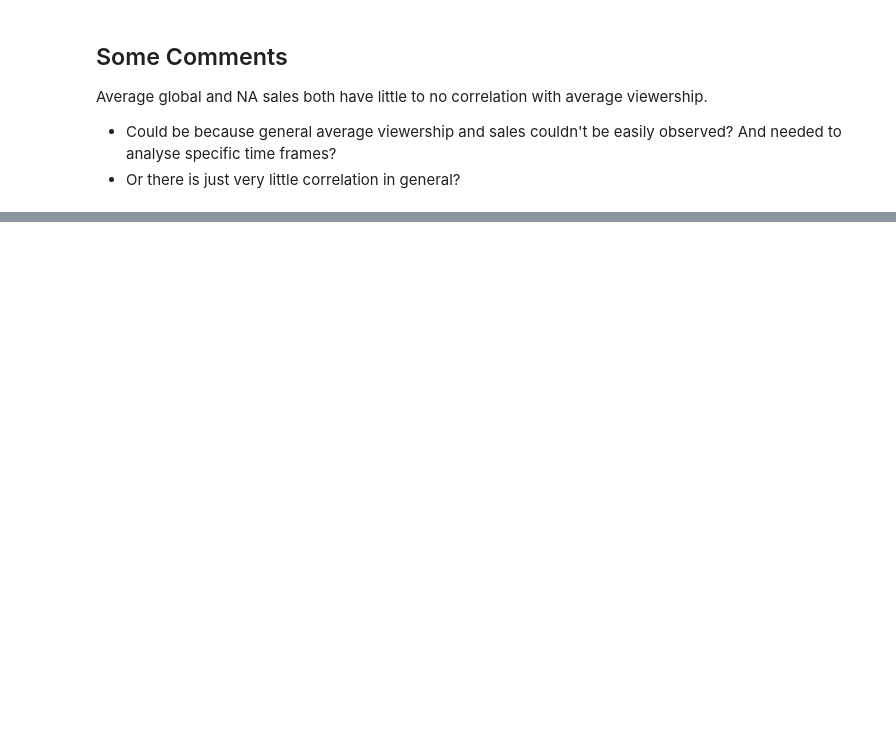
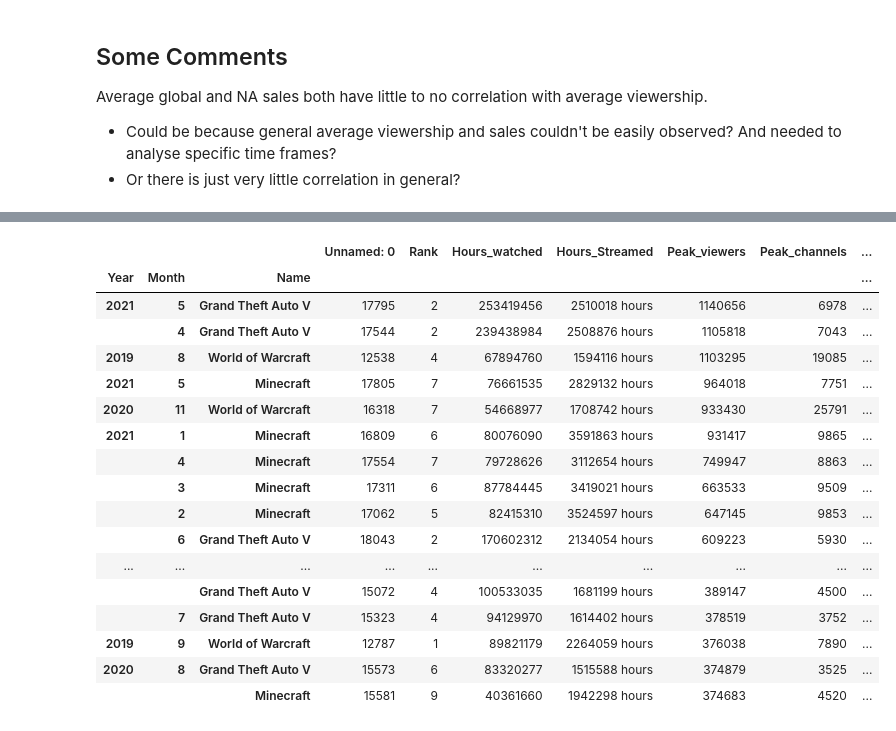
Before and after one commit to MrMrRPG/project_1, a Jupyter notebook: josh_folder/Twitch_Hour_Viewership_analysis.ipynb, the cells around one changed output, grey strips where cells are left out. Drawn from its saved outputs; the diff is of its cells as text; code cells hidden in the pictures; blank space fills up the shorter version.

```diff
--- a/josh_folder/Twitch_Hour_Viewership_analysis.ipynb
+++ b/josh_folder/Twitch_Hour_Viewership_analysis.ipynb
@@ -192,0 +267,4 @@ Average global and NA sales both have little to no correlation with average view
+# %%
+game_by_year_month = df.groupby(["Year", "Month", "Name"])
+max_game_by_year_month = game_by_year_month.max()
+max_game_by_year_month
@@ -192,0 +286,21 @@ Average global and NA sales both have little to no correlation with average view
+# %%
+max_game_by_year_month.sort_values("Peak_viewers", ascending=False).head(30)
+# %% [output]
+|  |  |  | Unnamed: 0 | Rank | Hours_watched | Hours_Streamed | Peak_viewers | Peak_channels | ... |
+| Year | Month | Name |  |  |  |  |  |  | ... |
+| 2021 | 5 | Grand Theft Auto V | 17795 | 2 | 253419456 | 2510018 hours | 1140656 | 6978 | ... |
+|  | 4 | Grand Theft Auto V | 17544 | 2 | 239438984 | 2508876 hours | 1105818 | 7043 | ... |
+| 2019 | 8 | World of Warcraft | 12538 | 4 | 67894760 | 1594116 hours | 1103295 | 19085 | ... |
+| 2021 | 5 | Minecraft | 17805 | 7 | 76661535 | 2829132 hours | 964018 | 7751 | ... |
+| 2020 | 11 | World of Warcraft | 16318 | 7 | 54668977 | 1708742 hours | 933430 | 25791 | ... |
+| 2021 | 1 | Minecraft | 16809 | 6 | 80076090 | 3591863 hours | 931417 | 9865 | ... |
+|  | 4 | Minecraft | 17554 | 7 | 79728626 | 3112654 hours | 749947 | 8863 | ... |
+|  | 3 | Minecraft | 17311 | 6 | 87784445 | 3419021 hours | 663533 | 9509 | ... |
+|  | 2 | Minecraft | 17062 | 5 | 82415310 | 3524597 hours | 647145 | 9853 | ... |
+|  | 6 | Grand Theft Auto V | 18043 | 2 | 170602312 | 2134054 hours | 609223 | 5930 | ... |
+| ... | ... | ... | ... | ... | ... | ... | ... | ... | ... |
+|  |  | Grand Theft Auto V | 15072 | 4 | 100533035 | 1681199 hours | 389147 | 4500 | ... |
+|  | 7 | Grand Theft Auto V | 15323 | 4 | 94129970 | 1614402 hours | 378519 | 3752 | ... |
+| 2019 | 9 | World of Warcraft | 12787 | 1 | 89821179 | 2264059 hours | 376038 | 7890 | ... |
+| 2020 | 8 | Grand Theft Auto V | 15573 | 6 | 83320277 | 1515588 hours | 374879 | 3525 | ... |
+|  |  | Minecraft | 15581 | 9 | 40361660 | 1942298 hours | 374683 | 4520 | ... |
```
Also changed, not shown: parts of 14 cells of this notebook, 4 other files.
